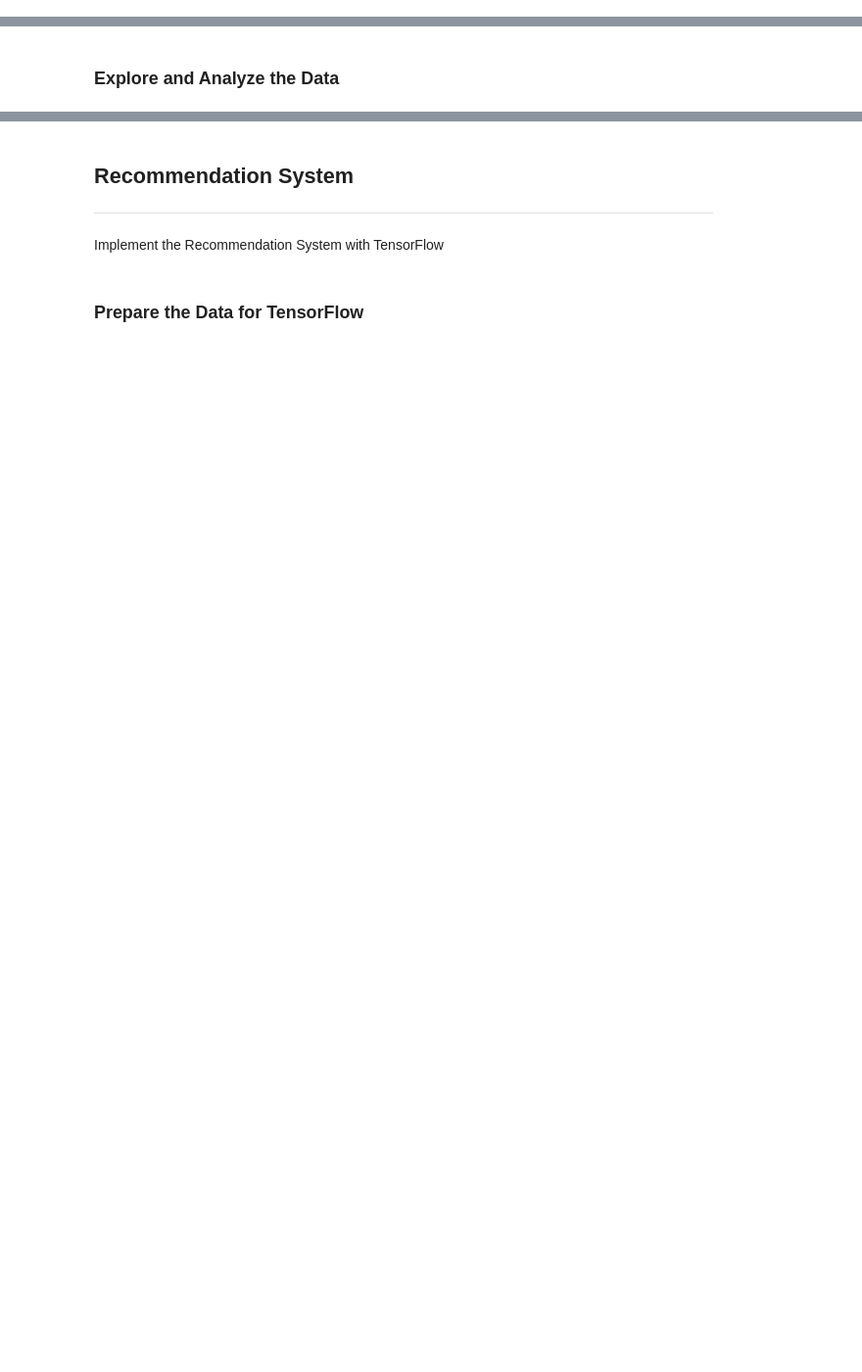
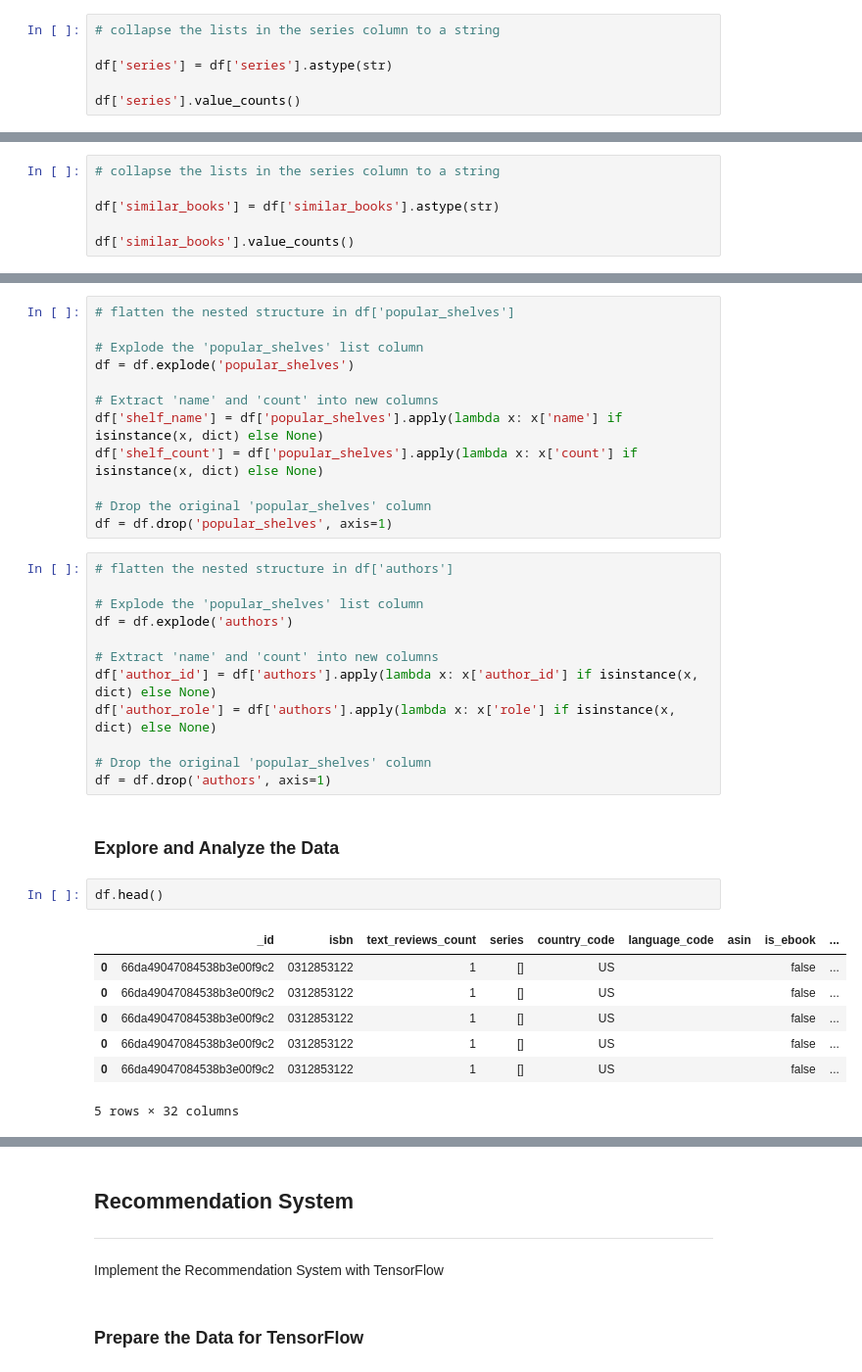
Before and after one commit to MelissaJ4/Project-4, a Jupyter notebook: goodreads_eda_RE.ipynb, the cells around one changed output, grey strips where cells are left out. Shown: that part at 98% size. Saved outputs shown, nothing was run; the diff lists cells and outputs as text; blank space fills up the shorter version.

```diff
--- a/goodreads_eda_RE.ipynb
+++ b/goodreads_eda_RE.ipynb
@@ -118,0 +171,6 @@ Unknown
+# %%
+# collapse the lists in the series column to a string
+
+df['series'] = df['series'].astype(str)
+
+df['series'].value_counts()
@@ -118,0 +191,6 @@ Unknown
+# %%
+# collapse the lists in the series column to a string
+
+df['similar_books'] = df['similar_books'].astype(str)
+
+df['similar_books'].value_counts()
@@ -119,2 +211,36 @@ Unknown
+# %%
+# flatten the nested structure in df['popular_shelves']
+
+# Explode the 'popular_shelves' list column
+df = df.explode('popular_shelves')
+
+# Extract 'name' and 'count' into new columns
+df['shelf_name'] = df['popular_shelves'].apply(lambda x: x['name'] if isinstance(x, dict) else None)
+df['shelf_count'] = df['popular_shelves'].apply(lambda x: x['count'] if isinstance(x, dict) else None)
+
+# Drop the original 'popular_shelves' column
+df = df.drop('popular_shelves', axis=1)
+# %%
+# flatten the nested structure in df['authors']
+
+# Explode the 'popular_shelves' list column
+df = df.explode('authors')
+
+# Extract 'name' and 'count' into new columns
+df['author_id'] = df['authors'].apply(lambda x: x['author_id'] if isinstance(x, dict) else None)
+df['author_role'] = df['authors'].apply(lambda x: x['role'] if isinstance(x, dict) else None)
+
+# Drop the original 'popular_shelves' column
+df = df.drop('authors', axis=1)
 # %% [markdown]
 ### Explore and Analyze the Data
+# %%
+df.head()
+# %% [output]
+|  | _id | isbn | text_reviews_count | series | country_code | language_code | asin | is_ebook | ... |
+| 0 | 66da49047084538b3e00f9c2 | 0312853122 | 1 | [] | US |  |  | false | ... |
+| 0 | 66da49047084538b3e00f9c2 | 0312853122 | 1 | [] | US |  |  | false | ... |
+| 0 | 66da49047084538b3e00f9c2 | 0312853122 | 1 | [] | US |  |  | false | ... |
+| 0 | 66da49047084538b3e00f9c2 | 0312853122 | 1 | [] | US |  |  | false | ... |
+| 0 | 66da49047084538b3e00f9c2 | 0312853122 | 1 | [] | US |  |  | false | ... |
+5 rows × 32 columns
```
Also changed, not shown: parts of 12 cells of this notebook.
